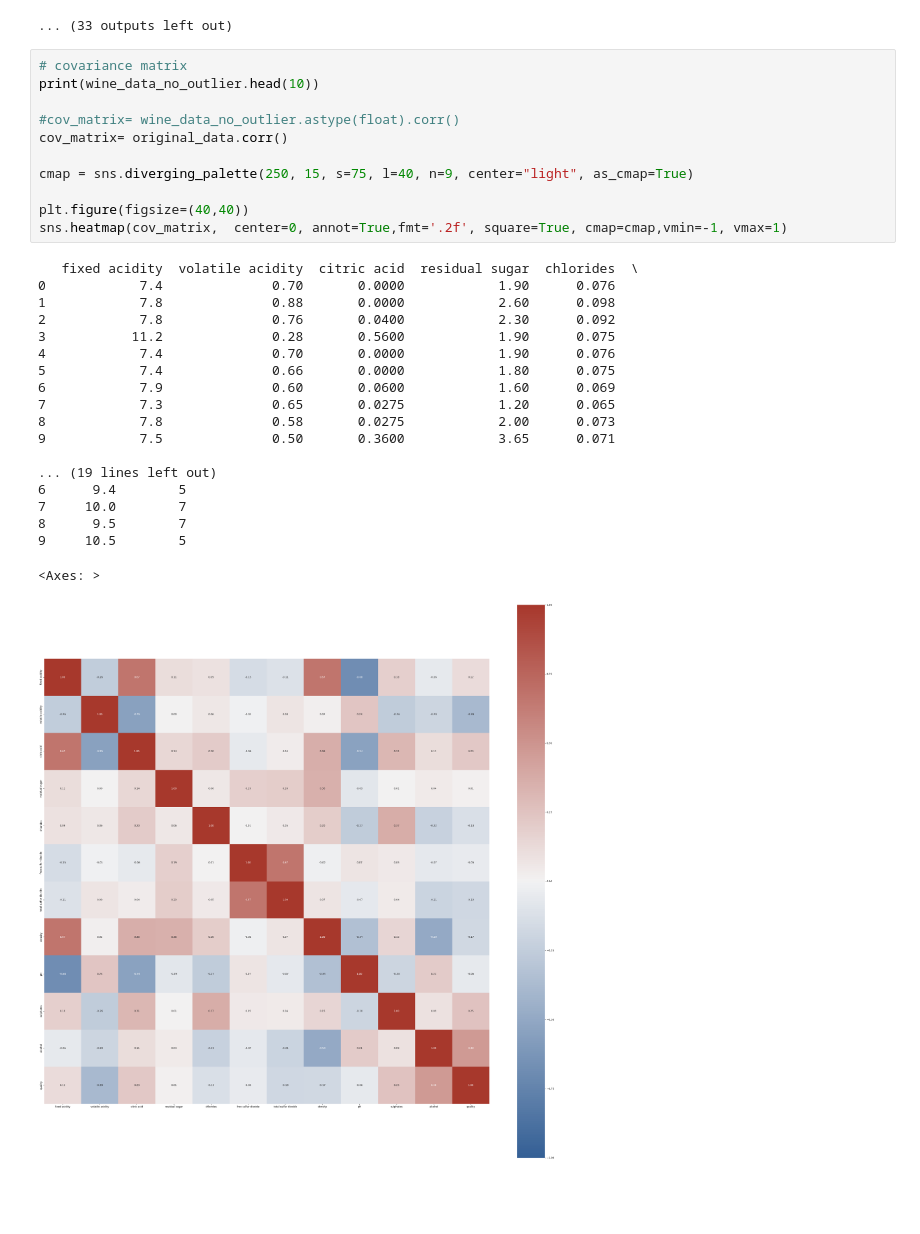
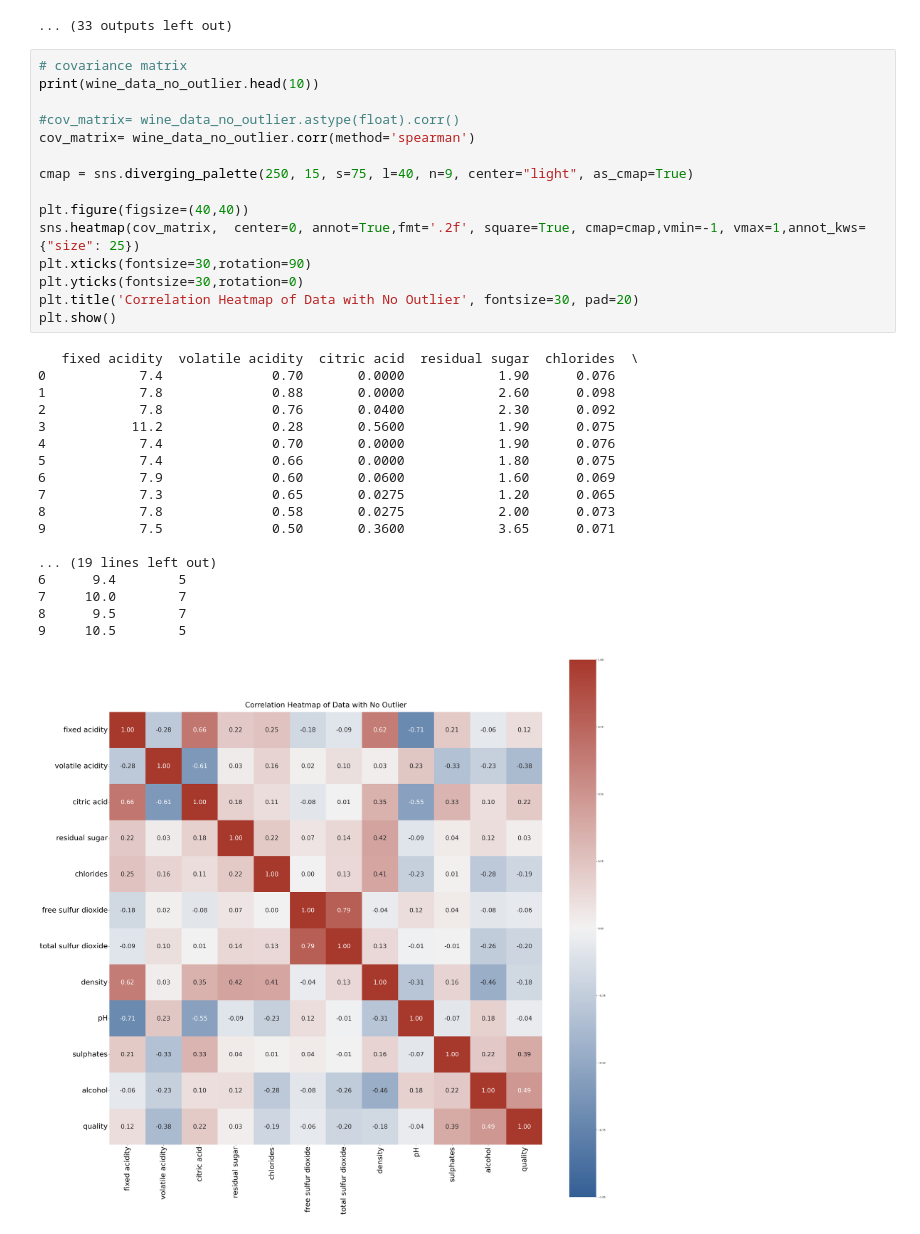
Before and after one commit to Hello-Judy/WashU, a Jupyter notebook: ESE_417/Data/Data_Cleaning.ipynb, the cells around one changed output. Saved outputs shown, nothing was run; the diff lists cells and outputs as text; blank space fills up the shorter version.

```diff
--- a/ESE_417/Data/Data_Cleaning.ipynb
+++ b/ESE_417/Data/Data_Cleaning.ipynb
@@ -217,31 +218,34 @@ Passing `palette` without assigning `hue` is deprecated and will be removed in v
 # %%
 # covariance matrix
 print(wine_data_no_outlier.head(10))
 
 #cov_matrix= wine_data_no_outlier.astype(float).corr()
-cov_matrix= original_data.corr()
+cov_matrix= wine_data_no_outlier.corr(method='spearman')
 
 cmap = sns.diverging_palette(250, 15, s=75, l=40, n=9, center="light", as_cmap=True)
 
 plt.figure(figsize=(40,40))
-sns.heatmap(cov_matrix,  center=0, annot=True,fmt='.2f', square=True, cmap=cmap,vmin=-1, vmax=1)
+sns.heatmap(cov_matrix,  center=0, annot=True,fmt='.2f', square=True, cmap=cmap,vmin=-1, vmax=1,annot_kws={"size": 25})
+plt.xticks(fontsize=30,rotation=90)
+plt.yticks(fontsize=30,rotation=0)
+plt.title('Correlation Heatmap of Data with No Outlier', fontsize=30, pad=20)
+plt.show()
 # %% [output]
    fixed acidity  volatile acidity  citric acid  residual sugar  chlorides  \
 0            7.4              0.70       0.0000            1.90      0.076
 1            7.8              0.88       0.0000            2.60      0.098
 2            7.8              0.76       0.0400            2.30      0.092
 3           11.2              0.28       0.5600            1.90      0.075
 4            7.4              0.70       0.0000            1.90      0.076
 5            7.4              0.66       0.0000            1.80      0.075
 6            7.9              0.60       0.0600            1.60      0.069
 7            7.3              0.65       0.0275            1.20      0.065
 8            7.8              0.58       0.0275            2.00      0.073
 9            7.5              0.50       0.3600            3.65      0.071
 
 ... (19 lines left out)
 6      9.4        5
 7     10.0        7
 8      9.5        7
 9     10.5        5
-<Axes: >
-[figure, old version]
+[figure, new version]
```
Also changed, not shown: parts of 3 cells of this notebook.
